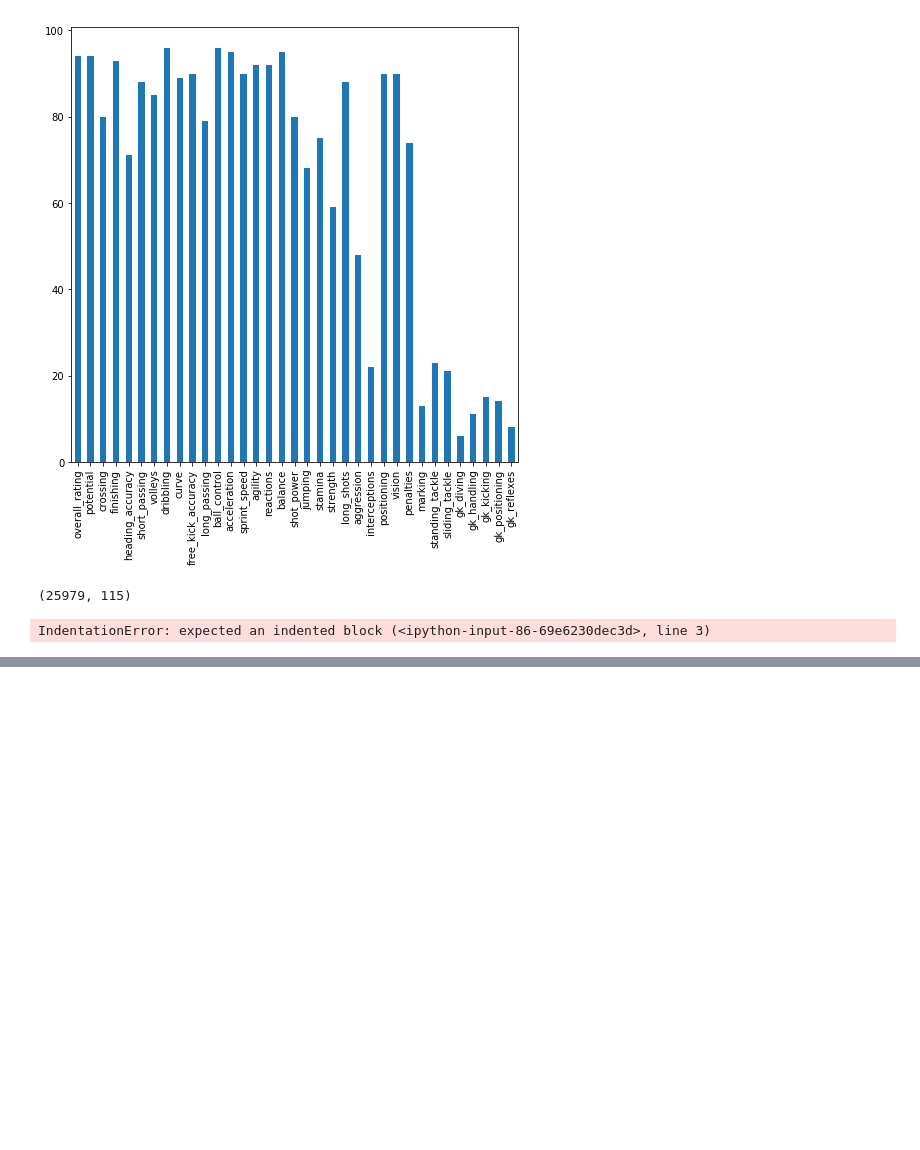
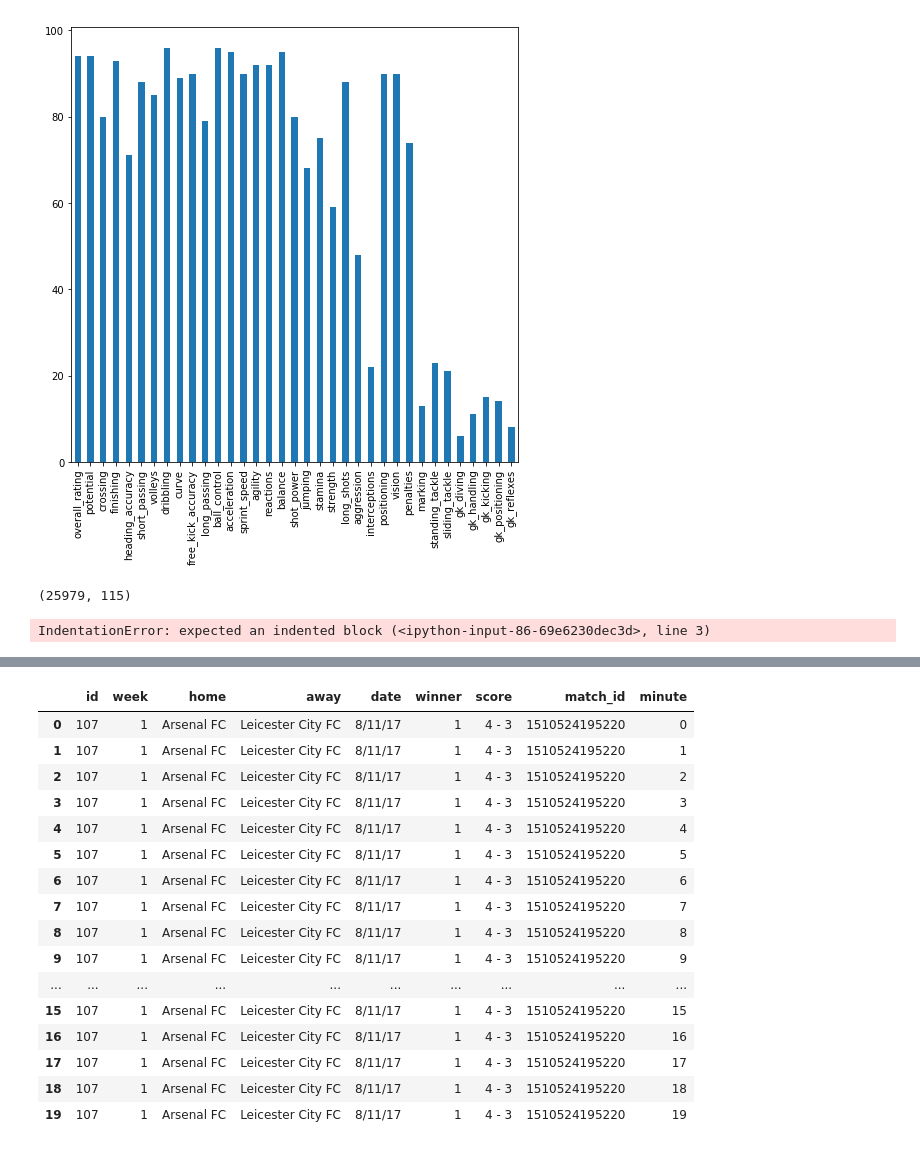
Before and after one commit to jay-z007/CSE519-2017-111463646, a Jupyter notebook: Project/exploration.ipynb, the cells around one changed output, grey strips where cells are left out. Saved outputs shown, nothing was run; the diff lists cells and outputs as text; code cells hidden in the pictures; blank space fills up the shorter version.

```diff
--- a/Project/exploration.ipynb
+++ b/Project/exploration.ipynb
@@ -104,0 +97,8 @@ VC Bet
+# %%
+event_data = pd.read_csv("./data/event_data.csv")
+line_up = pd.read_csv("./data/lineup.csv")
+match_data = pd.read_csv("./data/match_data.csv")
+match_data['match_id'] = match_data['temp_id']
+match_data.drop('temp_id',axis=1,inplace=True)
+event_data['match_id'] = event_data['join_id']
+event_data.drop('join_id',axis=1,inplace=True)
@@ -104,0 +125,8 @@ VC Bet
+# %%
+# match_ids = list(set(minute_data.temp_id))
+# matches = pd.DataFrame(data=match_ids,columns=['temp_id'])
+minutes = pd.DataFrame(range(91),columns=['minute'])
+match_data['dump'] = [1 for i in range(match_data.shape[0])]
+minutes['dump'] = [1 for i in range(minutes.shape[0])]
+
+match_data = pd.merge(match_data,minutes).drop('dump',axis=1)
@@ -104,0 +162,20 @@ VC Bet
+# %%
+match_data.head(20)
+# %% [output]
+|  | id | week | home | away | date | winner | score | match_id | minute |
+| 0 | 107 | 1 | Arsenal FC | Leicester City FC | 8/11/17 | 1 | 4 - 3 | 1510524195220 | 0 |
+| 1 | 107 | 1 | Arsenal FC | Leicester City FC | 8/11/17 | 1 | 4 - 3 | 1510524195220 | 1 |
+| 2 | 107 | 1 | Arsenal FC | Leicester City FC | 8/11/17 | 1 | 4 - 3 | 1510524195220 | 2 |
+| 3 | 107 | 1 | Arsenal FC | Leicester City FC | 8/11/17 | 1 | 4 - 3 | 1510524195220 | 3 |
+| 4 | 107 | 1 | Arsenal FC | Leicester City FC | 8/11/17 | 1 | 4 - 3 | 1510524195220 | 4 |
+| 5 | 107 | 1 | Arsenal FC | Leicester City FC | 8/11/17 | 1 | 4 - 3 | 1510524195220 | 5 |
+| 6 | 107 | 1 | Arsenal FC | Leicester City FC | 8/11/17 | 1 | 4 - 3 | 1510524195220 | 6 |
+| 7 | 107 | 1 | Arsenal FC | Leicester City FC | 8/11/17 | 1 | 4 - 3 | 1510524195220 | 7 |
+| 8 | 107 | 1 | Arsenal FC | Leicester City FC | 8/11/17 | 1 | 4 - 3 | 1510524195220 | 8 |
+| 9 | 107 | 1 | Arsenal FC | Leicester City FC | 8/11/17 | 1 | 4 - 3 | 1510524195220 | 9 |
+| ... | ... | ... | ... | ... | ... | ... | ... | ... | ... |
+| 15 | 107 | 1 | Arsenal FC | Leicester City FC | 8/11/17 | 1 | 4 - 3 | 1510524195220 | 15 |
+| 16 | 107 | 1 | Arsenal FC | Leicester City FC | 8/11/17 | 1 | 4 - 3 | 1510524195220 | 16 |
+| 17 | 107 | 1 | Arsenal FC | Leicester City FC | 8/11/17 | 1 | 4 - 3 | 1510524195220 | 17 |
+| 18 | 107 | 1 | Arsenal FC | Leicester City FC | 8/11/17 | 1 | 4 - 3 | 1510524195220 | 18 |
+| 19 | 107 | 1 | Arsenal FC | Leicester City FC | 8/11/17 | 1 | 4 - 3 | 1510524195220 | 19 |
```
Also changed, not shown: parts of 21 cells of this notebook, 2 other files.
